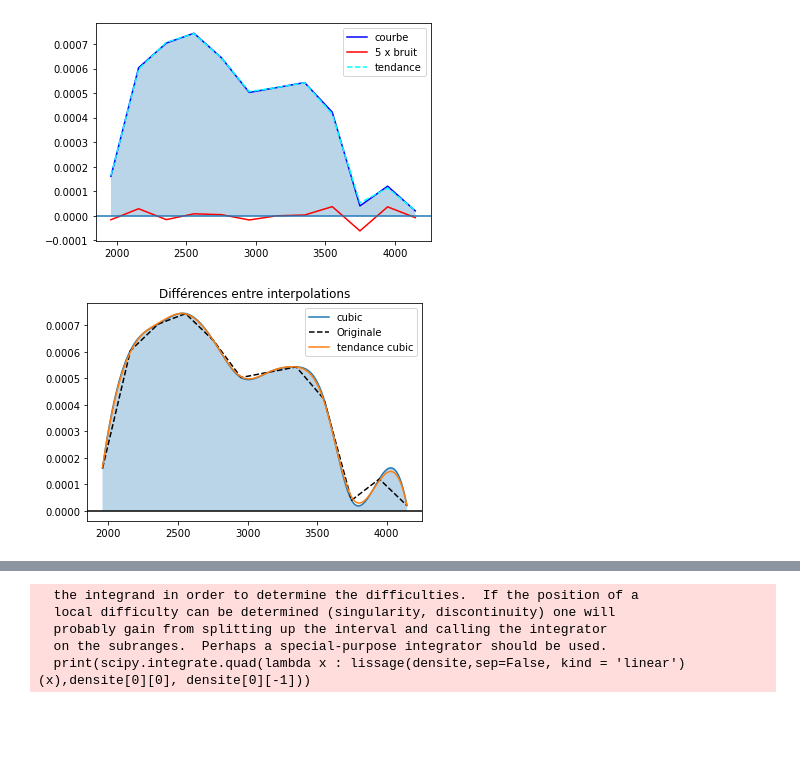
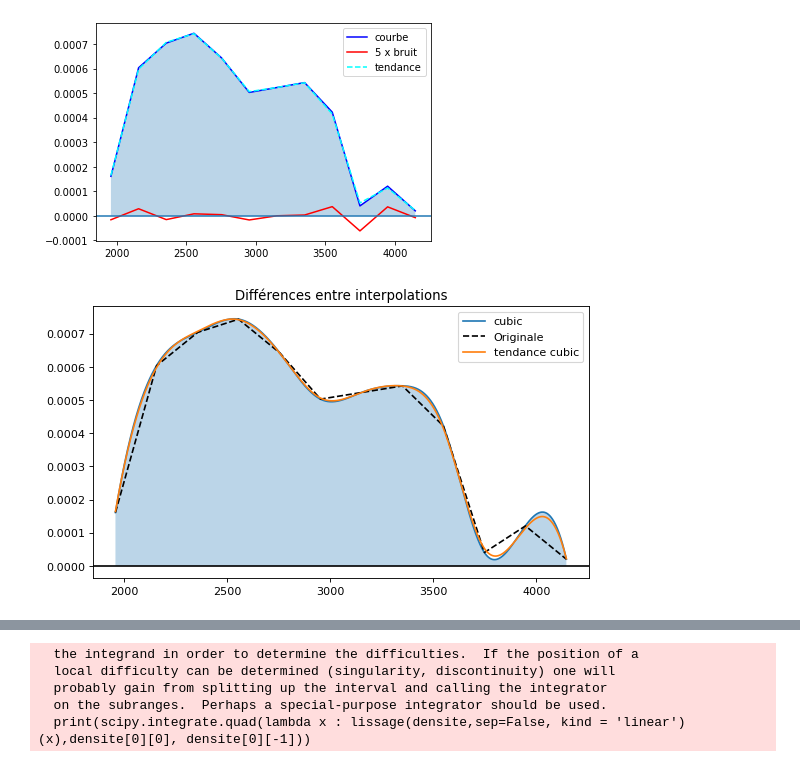
Before and after one commit to Kirscher/ResultAthle, a Jupyter notebook: GraphAlgoStatCourse.ipynb, the cells around one changed output, grey strips where cells are left out. Cells and saved outputs as stored; diff of their text form; code cells hidden in the pictures; blank space fills up the shorter version.

```diff
--- a/GraphAlgoStatCourse.ipynb
+++ b/GraphAlgoStatCourse.ipynb
@@ -29,6 +29,7 @@ dur=data['duration']
 bins = idealBins(len(dur))
 print(bins)
 densite = dens(dur, bins = bins) #densite est un tableau de points avec des abscisses et des ordonnées, comme un histograme
+dur=dur.to_numpy() #nécessaire à l'utilisation de skdensiteLissee de notre package
 # %% [output]
 12
 # %%
@@ -50,20 +51,22 @@ plt.show()
 # %%
 #on utilise une interpolation pour pouvoir calculer facilement tous les maximas et minimas locaux
 #ici on peut voir l'interpolation de la tendance : une courbe "lisse". On s'en sert pour identifier les catégories de coureurs
 
 
 f=lissage(densite)
 g=lissage(densite, kind = 'linear') #l'originale
 h=lissage(densite, kind = 'cubic', sep=True)
-
+i=skdensiteLissee(dur)
+plt.figure(figsize=(8,4.5), dpi=80)
 x=np.linspace(densite[0,0],densite[0,-1], int(1e5))
 plt.fill_between(x,f(x), alpha = 0.3)
 plt.plot(x,f(x), label = "cubic")
 plt.plot(x,g(x), color = 'black', linestyle = 'dashed',label = "Originale")
 plt.plot(x,h(x), label = "tendance cubic")
+#plt.plot(x,i(x), label = "Sklearn Kernel Density")
 plt.axhline(0, color='black')
 plt.legend()
 plt.title('Différences entre interpolations')
 plt.show()
 # %% [output]
-[figure, old version]
+[figure, new version]
```
Also changed, not shown: parts of 3 cells of this notebook, 1 other file.
